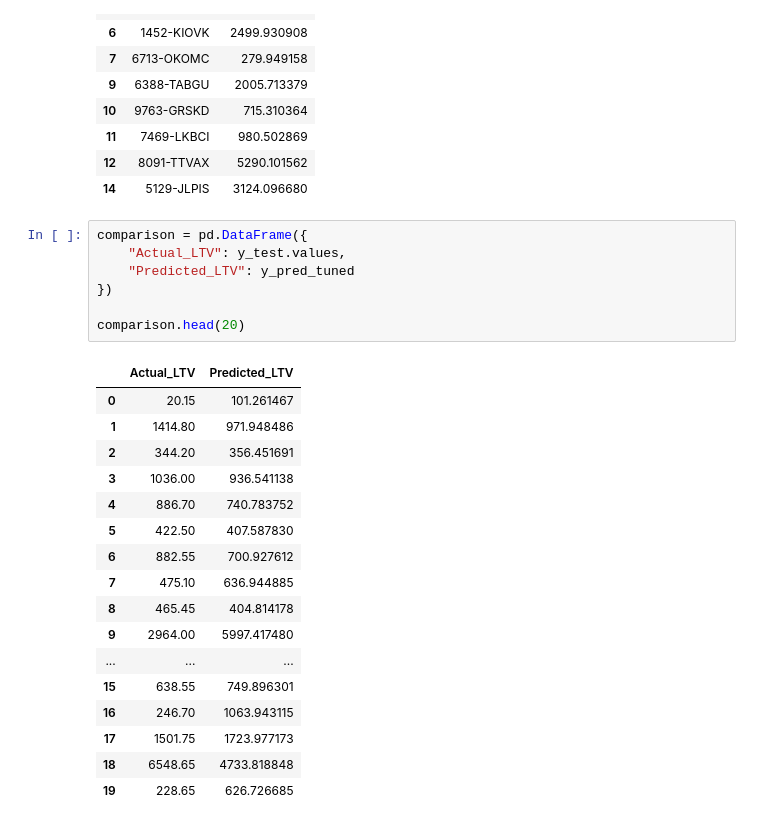
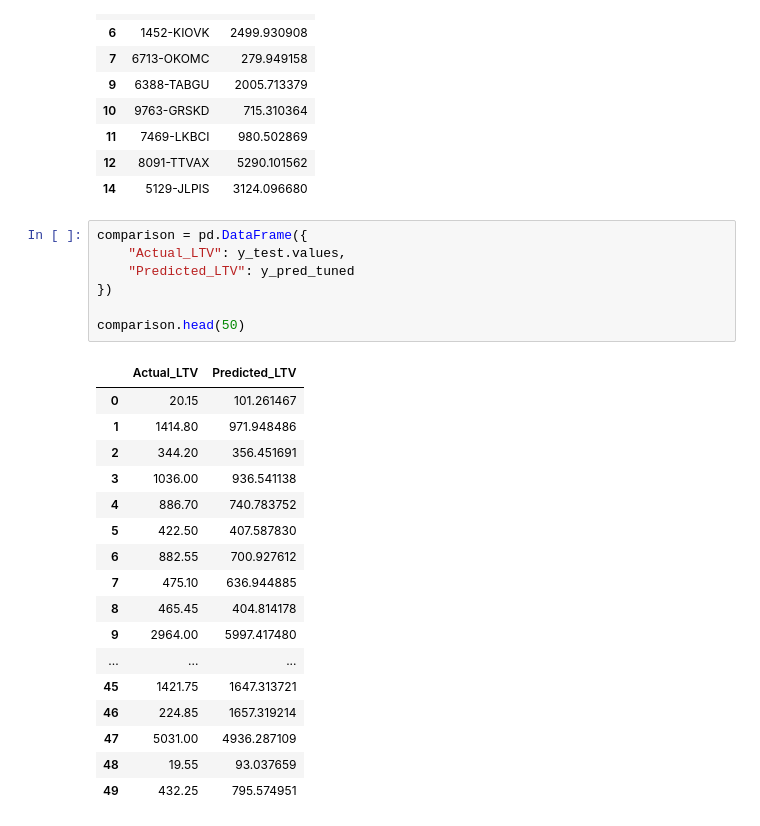
Before and after one commit to AbhijithAJ3/customer-churn-ltv, a Jupyter notebook: notebooks/05_ltv_regression.ipynb, the cells around one changed output. Cells and saved outputs as stored; diff of their text form.

```diff
--- a/notebooks/05_ltv_regression.ipynb
+++ b/notebooks/05_ltv_regression.ipynb
@@ -510,25 +510,25 @@ active_df[["CustomerID", "Predicted_LTV"]].head(10)
 # %%
 comparison = pd.DataFrame({
     "Actual_LTV": y_test.values,
     "Predicted_LTV": y_pred_tuned
 })
 
-comparison.head(20)
+comparison.head(50)
 # %% [output]
 |  | Actual_LTV | Predicted_LTV |
 | 0 | 20.15 | 101.261467 |
 | 1 | 1414.80 | 971.948486 |
 | 2 | 344.20 | 356.451691 |
 | 3 | 1036.00 | 936.541138 |
 | 4 | 886.70 | 740.783752 |
 | 5 | 422.50 | 407.587830 |
 | 6 | 882.55 | 700.927612 |
 | 7 | 475.10 | 636.944885 |
 | 8 | 465.45 | 404.814178 |
 | 9 | 2964.00 | 5997.417480 |
 | ... | ... | ... |
-| 15 | 638.55 | 749.896301 |
-| 16 | 246.70 | 1063.943115 |
-| 17 | 1501.75 | 1723.977173 |
-| 18 | 6548.65 | 4733.818848 |
-| 19 | 228.65 | 626.726685 |
+| 45 | 1421.75 | 1647.313721 |
+| 46 | 224.85 | 1657.319214 |
+| 47 | 5031.00 | 4936.287109 |
+| 48 | 19.55 | 93.037659 |
+| 49 | 432.25 | 795.574951 |
```
Also changed, not shown: parts of 31 cells of this notebook, 1 other file.
